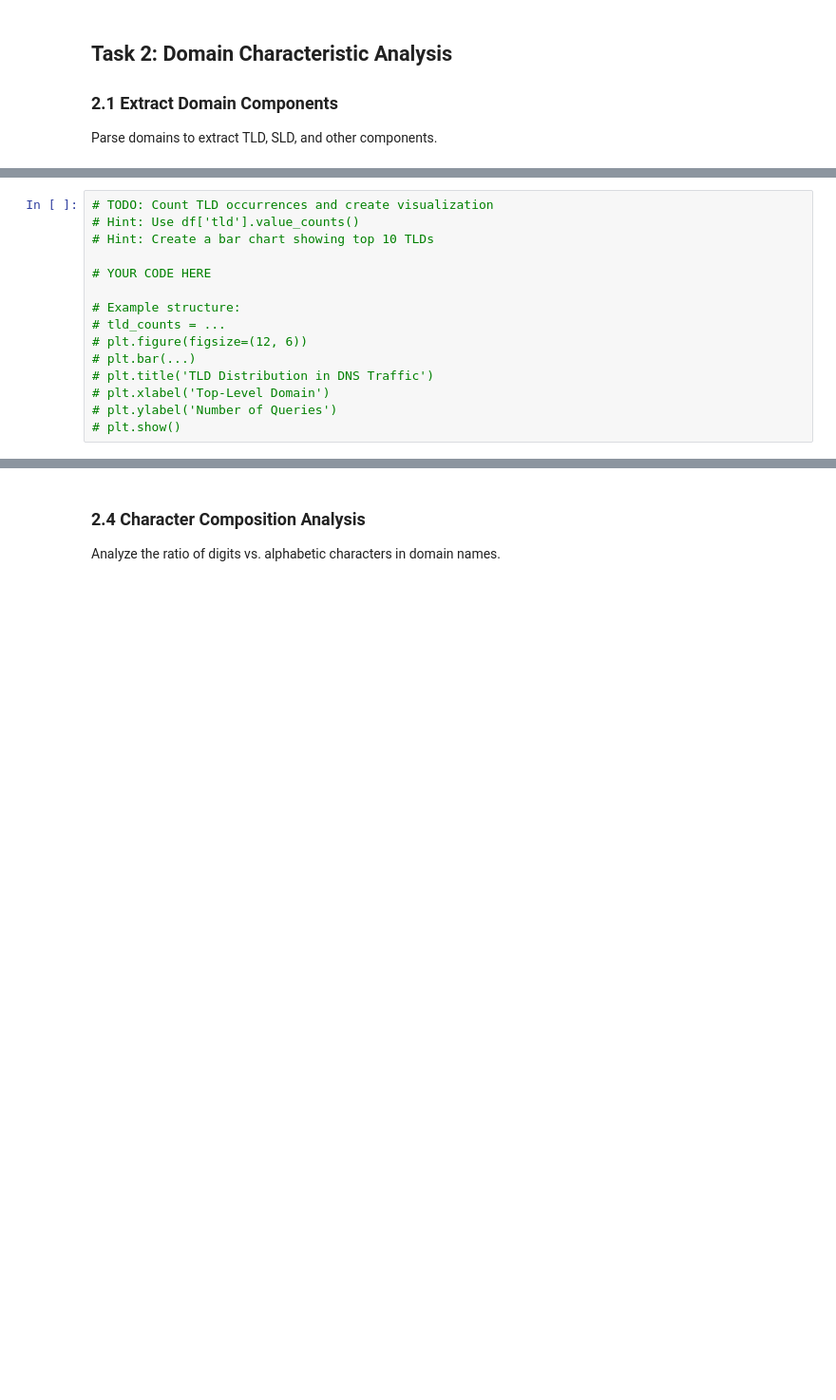
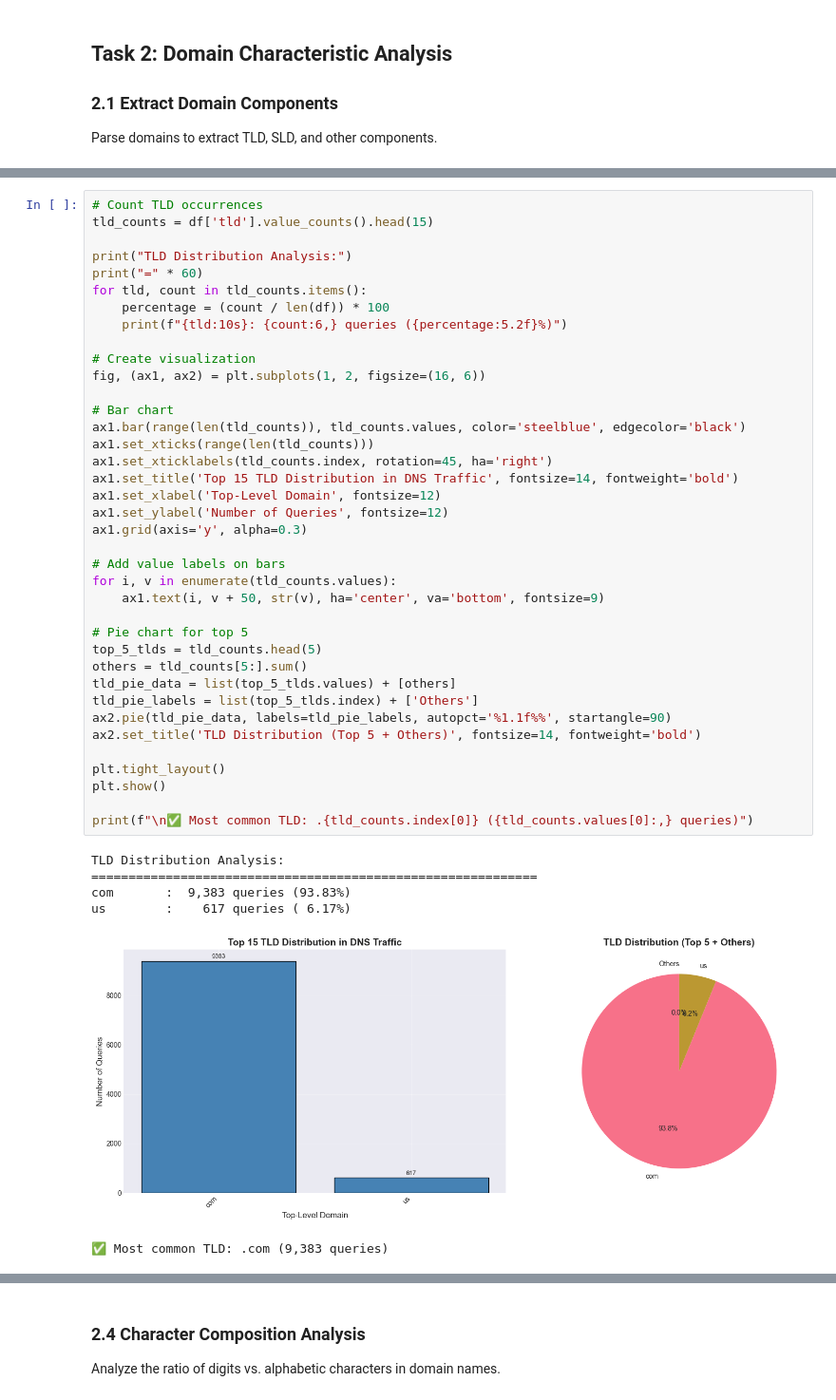
Before and after one commit to sashank/dga, a Jupyter notebook: Exercises/exercise_8.1a/exercise_8.1a_dns_traffic_analysis.ipynb, the cells around one changed output, grey strips where cells are left out. Shown at 95% size. Saved outputs shown, nothing was run; the diff lists cells and outputs as text; blank space fills up the shorter version.

```diff
--- a/Exercises/exercise_8.1a/exercise_8.1a_dns_traffic_analysis.ipynb
+++ b/Exercises/exercise_8.1a/exercise_8.1a_dns_traffic_analysis.ipynb
@@ -180,18 +243,48 @@ display(df[['domain', 'sld', 'tld', 'subdomain_count', 'length']].head(10))
 # %%
-# TODO: Count TLD occurrences and create visualization
-# Hint: Use df['tld'].value_counts()
-# Hint: Create a bar chart showing top 10 TLDs
+# Count TLD occurrences
+tld_counts = df['tld'].value_counts().head(15)
 
-# YOUR CODE HERE
+print("TLD Distribution Analysis:")
+print("=" * 60)
+for tld, count in tld_counts.items():
+    percentage = (count / len(df)) * 100
+    print(f"{tld:10s}: {count:6,} queries ({percentage:5.2f}%)")
 
-# Example structure:
-# tld_counts = ...
-# plt.figure(figsize=(12, 6))
-# plt.bar(...)
-# plt.title('TLD Distribution in DNS Traffic')
-# plt.xlabel('Top-Level Domain')
-# plt.ylabel('Number of Queries')
-# plt.show()
+# Create visualization
+fig, (ax1, ax2) = plt.subplots(1, 2, figsize=(16, 6))
+
+# Bar chart
+ax1.bar(range(len(tld_counts)), tld_counts.values, color='steelblue', edgecolor='black')
+ax1.set_xticks(range(len(tld_counts)))
+ax1.set_xticklabels(tld_counts.index, rotation=45, ha='right')
+ax1.set_title('Top 15 TLD Distribution in DNS Traffic', fontsize=14, fontweight='bold')
+ax1.set_xlabel('Top-Level Domain', fontsize=12)
+ax1.set_ylabel('Number of Queries', fontsize=12)
+ax1.grid(axis='y', alpha=0.3)
+
+# Add value labels on bars
+for i, v in enumerate(tld_counts.values):
+    ax1.text(i, v + 50, str(v), ha='center', va='bottom', fontsize=9)
+
+# Pie chart for top 5
+top_5_tlds = tld_counts.head(5)
+others = tld_counts[5:].sum()
+tld_pie_data = list(top_5_tlds.values) + [others]
+tld_pie_labels = list(top_5_tlds.index) + ['Others']
+ax2.pie(tld_pie_data, labels=tld_pie_labels, autopct='%1.1f%%', startangle=90)
+ax2.set_title('TLD Distribution (Top 5 + Others)', fontsize=14, fontweight='bold')
+
+plt.tight_layout()
+plt.show()
+
+print(f"\n✅ Most common TLD: .{tld_counts.index[0]} ({tld_counts.values[0]:,} queries)")
+# %% [output]
+TLD Distribution Analysis:
+============================================================
+com       :  9,383 queries (93.83%)
+us        :    617 queries ( 6.17%)
+[figure, added]
+✅ Most common TLD: .com (9,383 queries)
 # %% [markdown]
 ### 2.3 Domain Length Analysis
 
```
Also changed, not shown: parts of 16 cells of this notebook.
